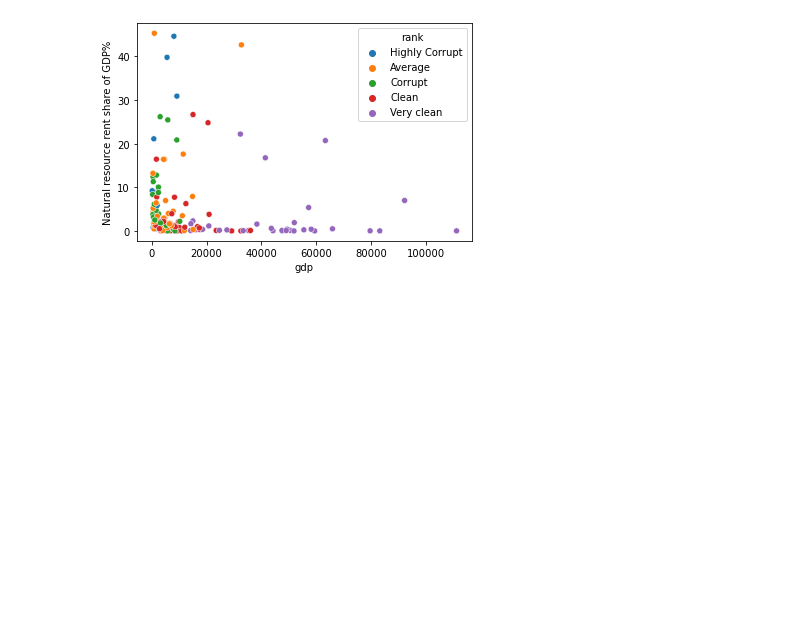
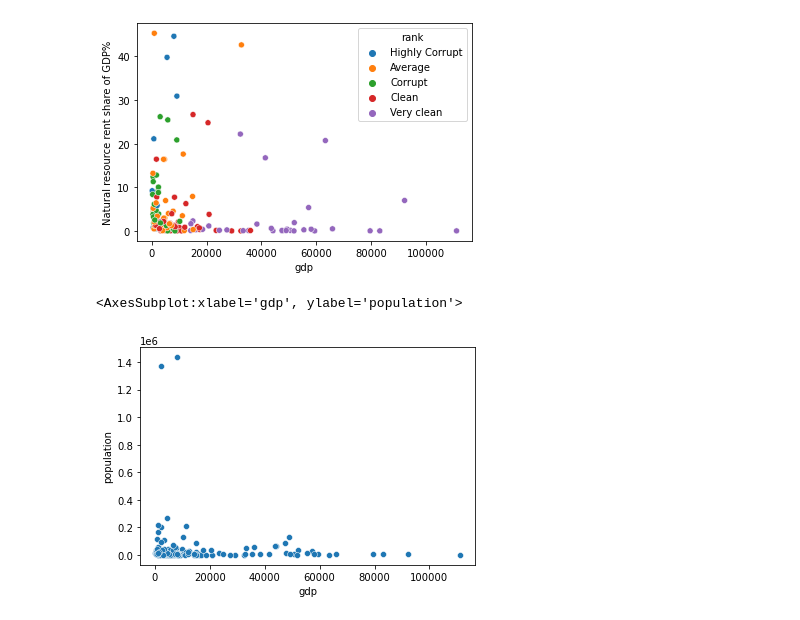
Before and after one commit to harunaisha/Repos, a Jupyter notebook: UCD project.ipynb, the cells around one changed output. Saved outputs shown, nothing was run; the diff lists cells and outputs as text; code cells hidden in the pictures; blank space fills up the shorter version.

Commit message:
visualization complete

```diff
--- a/UCD project.ipynb
+++ b/UCD project.ipynb
@@ -242,3 +237,8 @@ sns.scatterplot(data = new_df2, y = 'Natural resource rent share of GDP%',x = 'g
 # %% [output]
 <AxesSubplot:xlabel='gdp', ylabel='Natural resource rent share of GDP%'>
 [figure]
+# %%
+sns.scatterplot(data = new_df2, x = 'gdp', y = 'population',)
+# %% [output]
+<AxesSubplot:xlabel='gdp', ylabel='population'>
+[figure, added]
```
Also changed, not shown: parts of 1 cell of this notebook.
